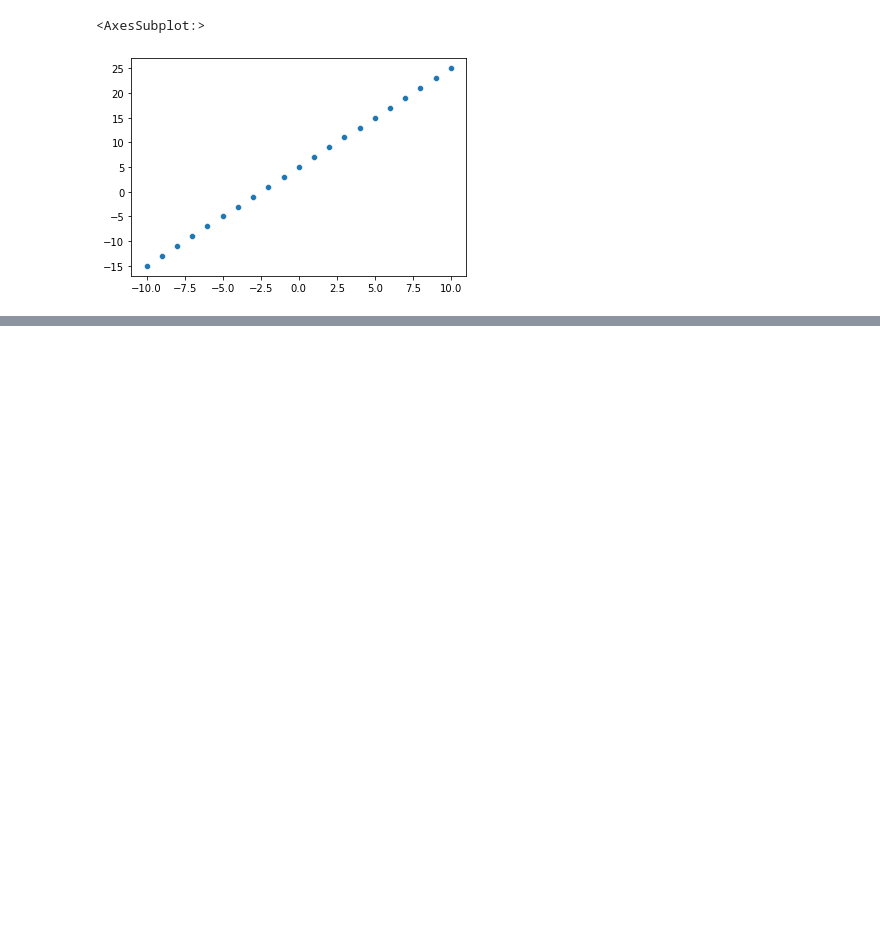
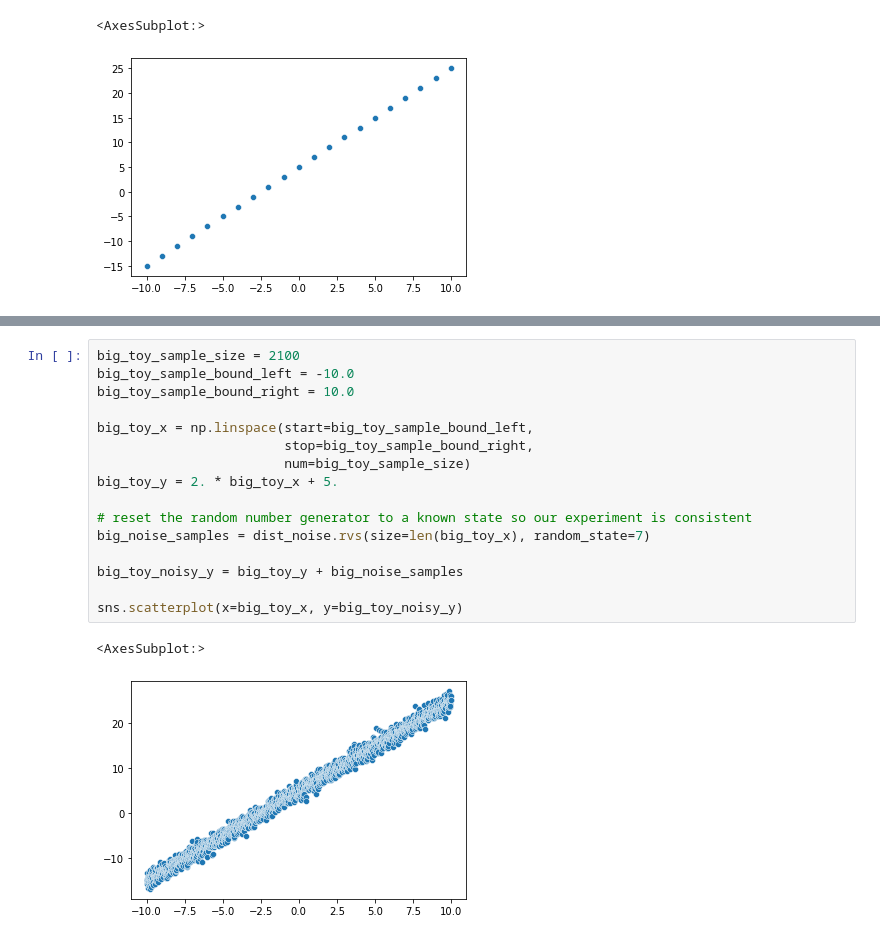
Before and after one commit to curtywang/ee5020-notes-fa22, a Jupyter notebook: day04_soln/analysis_modeling_dists.ipynb, the cells around one changed output, grey strips where cells are left out. Drawn from its saved outputs; the diff is of its cells as text; blank space fills up the shorter version.

```diff
--- a/day04_soln/analysis_modeling_dists.ipynb
+++ b/day04_soln/analysis_modeling_dists.ipynb
@@ -196,0 +293,19 @@ You'll see that `statsmodels` can return a lot of different statistics about the
+# %%
+big_toy_sample_size = 2100
+big_toy_sample_bound_left = -10.0
+big_toy_sample_bound_right = 10.0
+
+big_toy_x = np.linspace(start=big_toy_sample_bound_left,
+                        stop=big_toy_sample_bound_right,
+                        num=big_toy_sample_size)
+big_toy_y = 2. * big_toy_x + 5.
+
+# reset the random number generator to a known state so our experiment is consistent
+big_noise_samples = dist_noise.rvs(size=len(big_toy_x), random_state=7)
+
+big_toy_noisy_y = big_toy_y + big_noise_samples
+
+sns.scatterplot(x=big_toy_x, y=big_toy_noisy_y)
+# %% [output]
+<AxesSubplot:>
+[figure, added]
```
Also changed, not shown: parts of 14 cells of this notebook.
